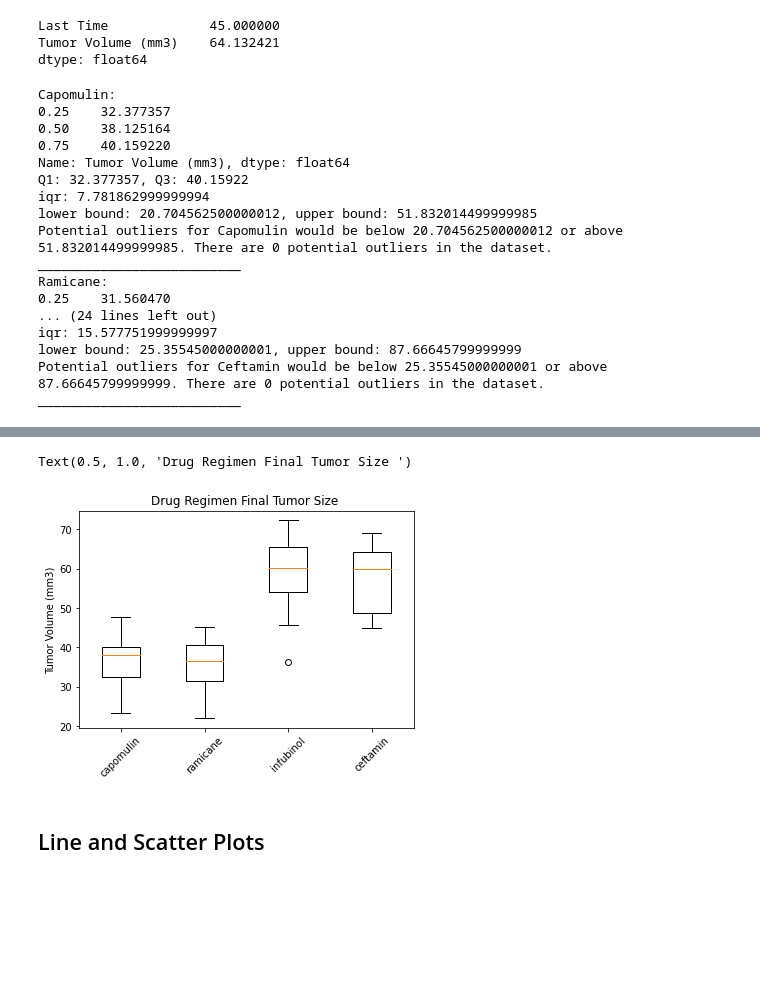
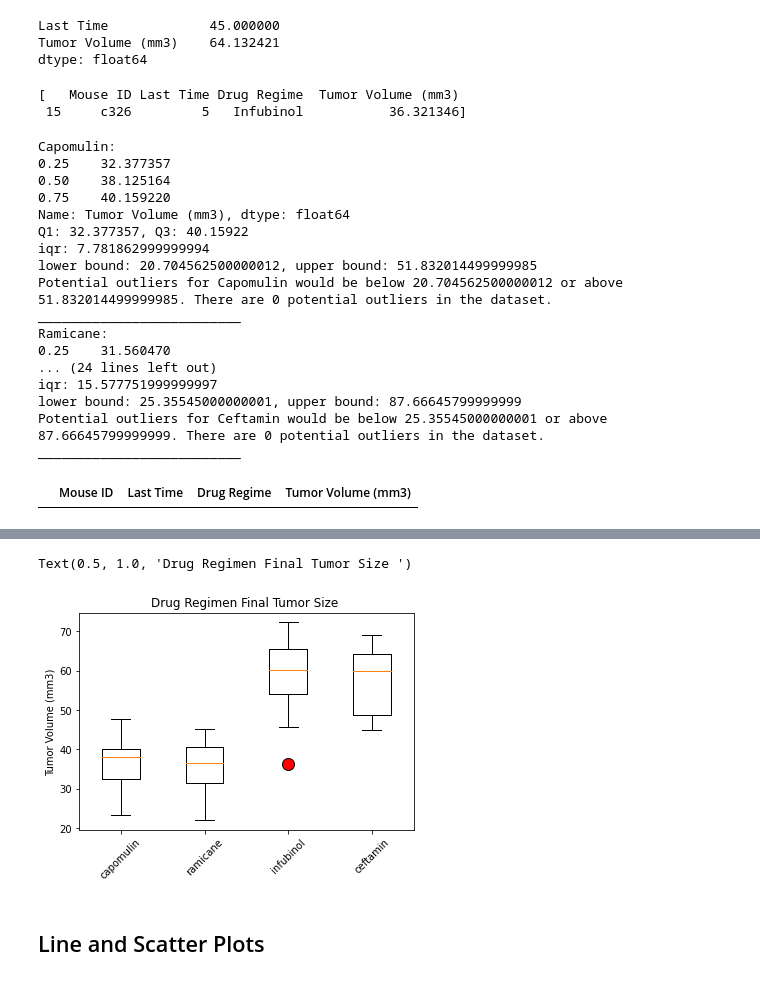
Before and after one commit to sarahDH615/matplotlib_challenge, a Jupyter notebook: pymaceuticals_starter_edited.ipynb, the cells around one changed output, grey strips where cells are left out. Saved outputs shown, nothing was run; the diff lists cells and outputs as text; code cells hidden in the pictures; blank space fills up the shorter version.

Commit message:
added formatting to outlier point

```diff
--- a/pymaceuticals_starter_edited.ipynb
+++ b/pymaceuticals_starter_edited.ipynb
@@ -311,6 +311,6 @@ regime_series = pd.Series(regime_names, dtype='object')
 tumour_series = pd.Series(tumour_vols, dtype='float')
 
 #combining the series to make a new df
-top_regimes_df = pd.DataFrame({'Mouse ID': mid_series, 'Last Time': lasttime_series, 'Drug Regime': regime_series, 'Tumor Volume (mm3)': tumour_series})
+top_regimes_df = pd.DataFrame({'Mouse ID': mid_series, 'Last Time': lasttime_series, 'Drug Regimen': regime_series, 'Tumor Volume (mm3)': tumour_series})
 top_regimes_df.head()
 # %% [output]
@@ -545,9 +545,38 @@ ce_45_ends.mean()
 Last Time             45.000000
 Tumor Volume (mm3)    64.132421
 dtype: float64
+# %%
+treatments = ['Capomulin', 'Ramicane', 'Infubinol', 'Ceftamin']
+df_list = [ca_df, ra_df, in_df, ce_df]
+outlier_list = []
+
+for x in range(0, len(df_list)):
+    treatment_name = treatments[x]
+    reg_df = df_list[x]
+    quants = reg_df['Tumor Volume (mm3)'].quantile([0.25,0.5,0.75])
+    q1 = quants.iloc[0]
+    reg_mean = quants.iloc[1]
+    q3 = quants.iloc[2]
+    iqr = q3 - q1
+    upperbound = q3 + (1.5 * iqr)
+    lowerbound = q1 - (1.5 * iqr)
+    mask = (reg_df ["Tumor Volume (mm3)"] > upperbound) | (reg_df ["Tumor Volume (mm3)"] < lowerbound)
+    outliers = reg_df.loc[mask, :]
+    outlier_list.append(outliers)
+#outlier_list
+#outlier_list[map(outlier_list, dim(x)[1]) > 0]
+non_zero_outlier_list = []
+for df in outlier_list:
+    if len(df) > 0:
+        non_zero_outlier_list.append(df)
+non_zero_outlier_list
+# %% [output]
+[   Mouse ID Last Time Drug Regime  Tumor Volume (mm3)
+ 15     c326         5   Infubinol           36.321346]
 # %%
 treatments = ['Capomulin', 'Ramicane', 'Infubinol', 'Ceftamin']
 df_list = [ca_df, ra_df, in_df, ce_df]
+outlier_list = []
 
 for x in range(0, len(df_list)):
     treatment_name = treatments[x]
@@ -567,8 +596,13 @@ for x in range(0, len(df_list)):
     print(f'lower bound: {lowerbound}, upper bound: {upperbound}')
     mask = (reg_df ["Tumor Volume (mm3)"] > upperbound) | (reg_df ["Tumor Volume (mm3)"] < lowerbound)
     outliers = reg_df.loc[mask, :]
+    outlier_list.append(outliers)
     print(f'Potential outliers for {treatment_name} would be below {lowerbound} or above {upperbound}. There are {len(outliers)} potential outliers in the dataset.')
     print('__________________________')
+non_zero_outlier_list = []
+for df in outlier_list:
+    if len(df) > 0:
+        non_zero_outlier_list.append(df)
 # %% [output]
 Capomulin:
 0.25    32.377357
@@ -587,6 +621,7 @@ iqr: 15.577751999999997
 lower bound: 25.35545000000001, upper bound: 87.66645799999999
 Potential outliers for Ceftamin would be below 25.35545000000001 or above 87.66645799999999. There are 0 potential outliers in the dataset.
 __________________________
+|  | Mouse ID | Last Time | Drug Regime | Tumor Volume (mm3) |
 # %%
 ca_xaxis = ca_df.iloc[:, 3]
 ca_xaxis
@@ -611,21 +646,22 @@ Name: Tumor Volume (mm3), dtype: float64
 # %%
 # Generate a box plot of the final tumor volume of each mouse across four regimens of interest
 #'Capomulin', 'Ramicane', 'Infubinol', 'Ceftamin'
 
 ca_xaxis = ca_df.iloc[:, 3]
 ra_xaxis = ra_df.iloc[:, 3]
 in_xaxis = in_df.iloc[:, 3]
 ce_xaxis = ce_df.iloc[:, 3]
 regimens_dict = {'capomulin': ca_xaxis, 'ramicane': ra_xaxis, 'infubinol': in_xaxis, 'ceftamin': ce_xaxis}
 
+styling_outliers = dict(markerfacecolor='red', marker='o', markersize=12)
 fig, ax = plt.subplots()
-ax.boxplot(regimens_dict.values())
+ax.boxplot(regimens_dict.values(), flierprops=styling_outliers)
 ax.set_xticklabels(regimens_dict.keys(), rotation=45)
 ax.set_ylabel('Tumor Volume (mm3)')
 ax.set_title('Drug Regimen Final Tumor Size ')
 # %% [output]
 Text(0.5, 1.0, 'Drug Regimen Final Tumor Size ')
-[figure, old version]
+[figure, new version]
 # %% [markdown]
 ## Line and Scatter Plots
 # %%
```
Also changed, not shown: parts of 1 cell of this notebook.
